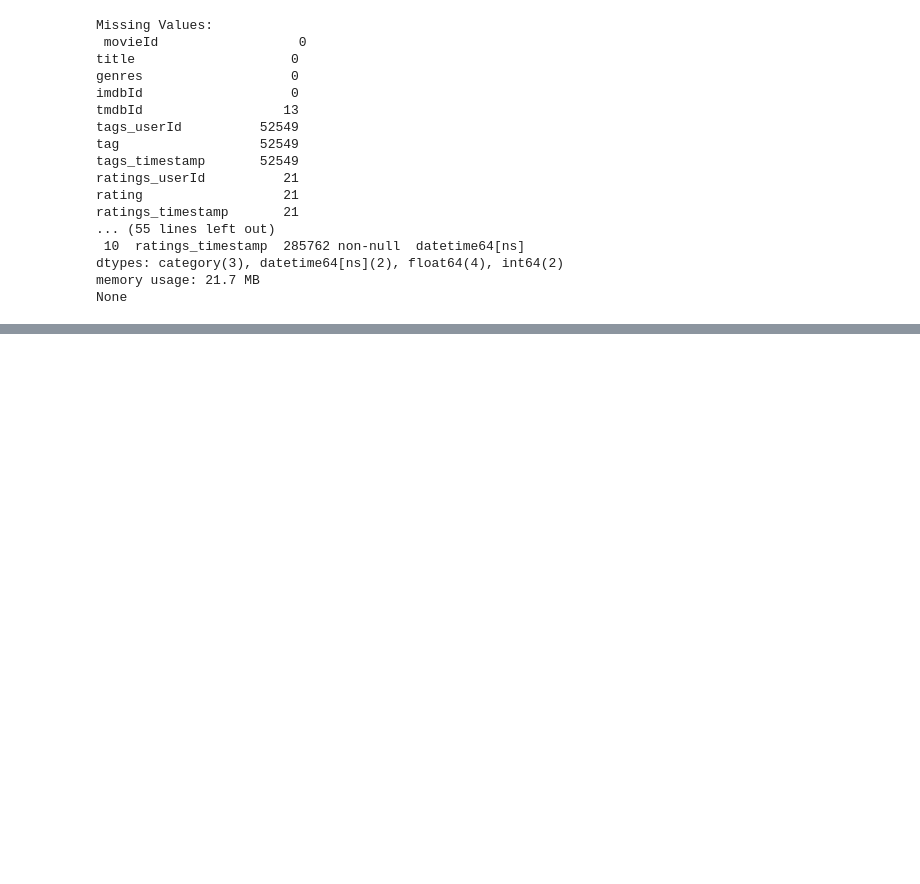
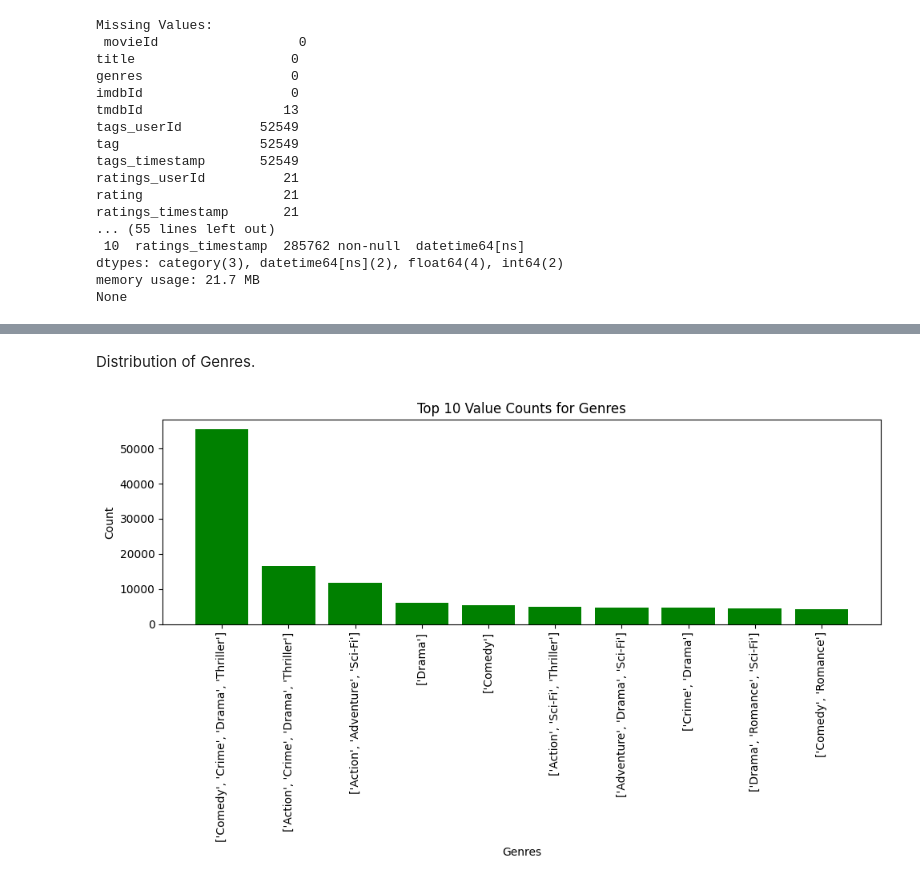
Before and after one commit to cycywanyeki20/Phase-4-Project, a Jupyter notebook: MoviesRecommendation.ipynb, the cells around one changed output, grey strips where cells are left out. Saved outputs shown, nothing was run; the diff lists cells and outputs as text; code cells hidden in the pictures; blank space fills up the shorter version.

```diff
--- a/MoviesRecommendation.ipynb
+++ b/MoviesRecommendation.ipynb
@@ -487,0 +715,17 @@ None
+# %% [markdown]
+Distribution of Genres.
+# %%
+# Top 10 genres
+genres_counts = cleaned_df['genres'].value_counts().head(10)
+
+# Plotting the value counts
+plt.figure(figsize=(10, 6))
+plt.bar(genres_counts.index, genres_counts.values, color='green')
+plt.xlabel('Genres')
+plt.ylabel('Count')
+plt.title('Top 10 Value Counts for Genres')
+plt.xticks(rotation=90)
+plt.tight_layout()
+plt.show()
+# %% [output]
+[figure, added]
```
Also changed, not shown: parts of 45 cells of this notebook.
